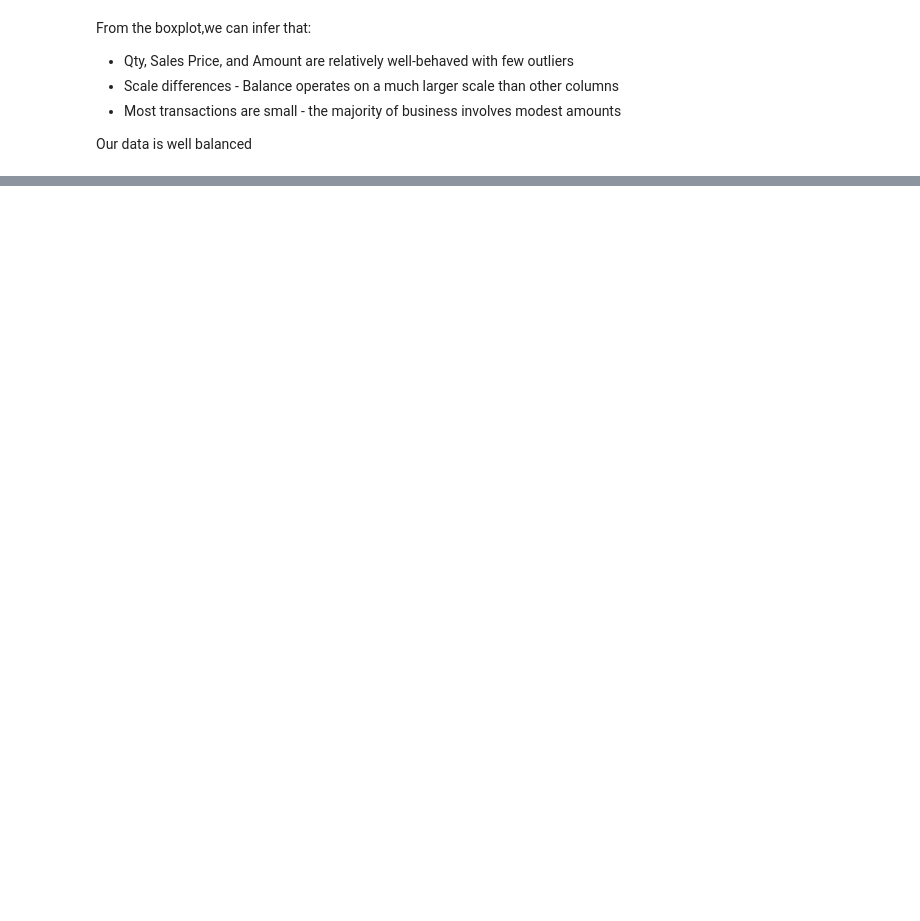
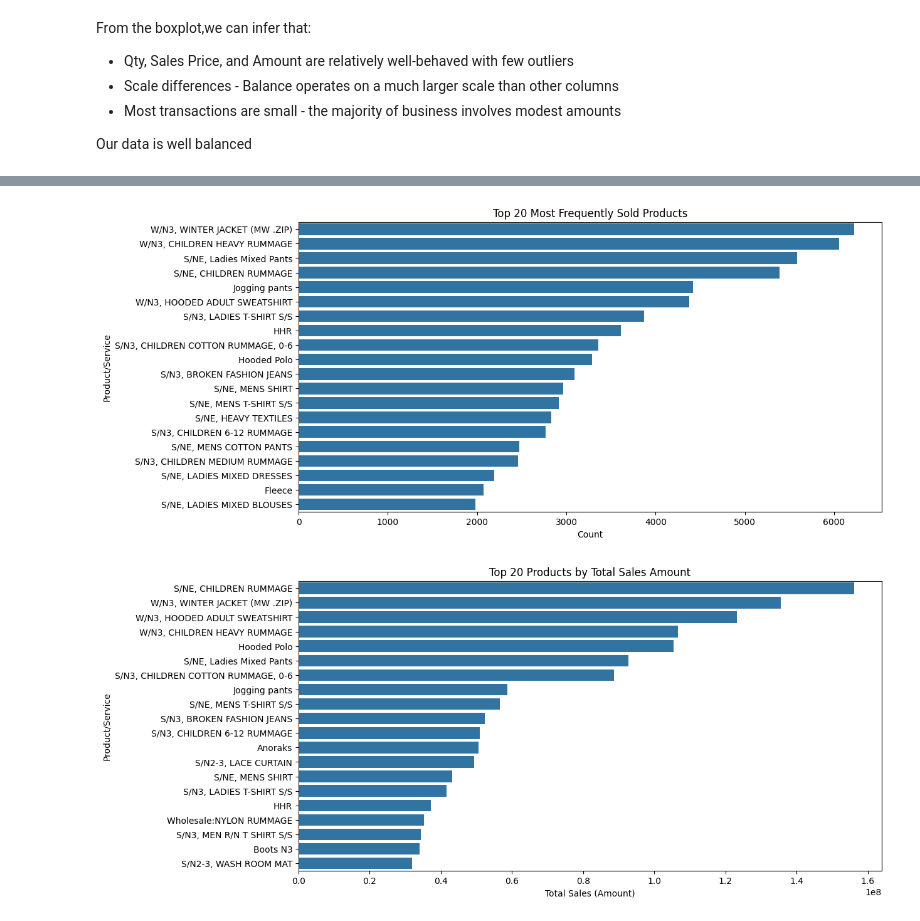
Before and after one commit to Kate-Maina/Group-2-Capstone-Project, a Jupyter notebook: index.ipynb, the cells around one changed output, grey strips where cells are left out. Saved outputs shown, nothing was run; the diff lists cells and outputs as text; code cells hidden in the pictures; blank space fills up the shorter version.

```diff
--- a/index.ipynb
+++ b/index.ipynb
@@ -517,0 +554,21 @@ Our data is well balanced
+# %%
+# 3. Most frequent products (Top 20)
+plt.figure(figsize=(12,6))
+top_products = df["Product/Service"].value_counts().head(20)
+sns.barplot(x=top_products.values, y=top_products.index)
+plt.title("Top 20 Most Frequently Sold Products")
+plt.xlabel("Count")
+plt.ylabel("Product/Service")
+plt.show()
+
+# 4. Top products by sales amount (Top 20)
+plt.figure(figsize=(12,6))
+top_products_sales = df.groupby("Product/Service")["Amount"].sum().sort_values(ascending=False).head(20)
+sns.barplot(x=top_products_sales.values, y=top_products_sales.index)
+plt.title("Top 20 Products by Total Sales Amount")
+plt.xlabel("Total Sales (Amount)")
+plt.ylabel("Product/Service")
+plt.show()
+# %% [output]
+[figure, added]
+[figure, added]
```
Also changed, not shown: parts of 31 cells of this notebook.
